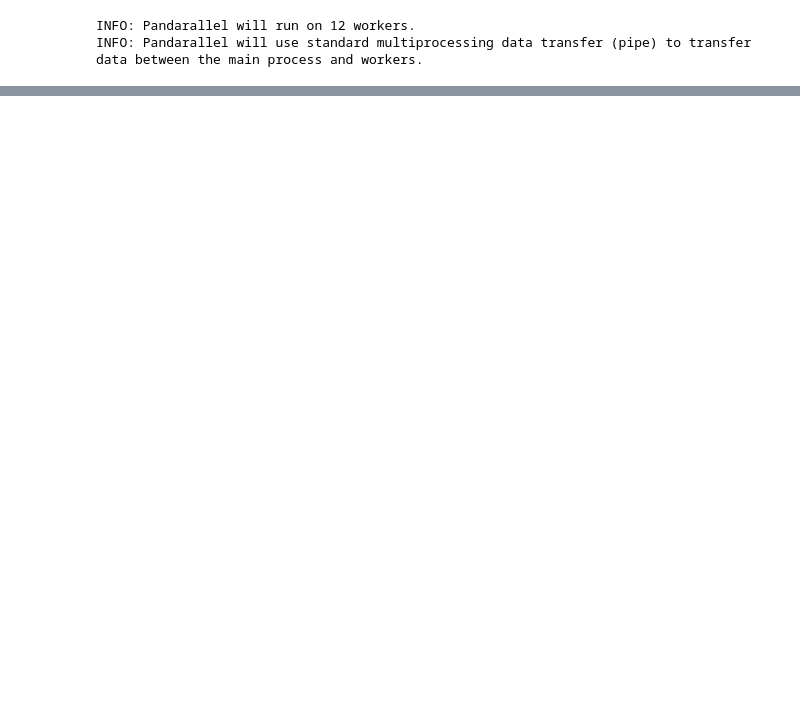
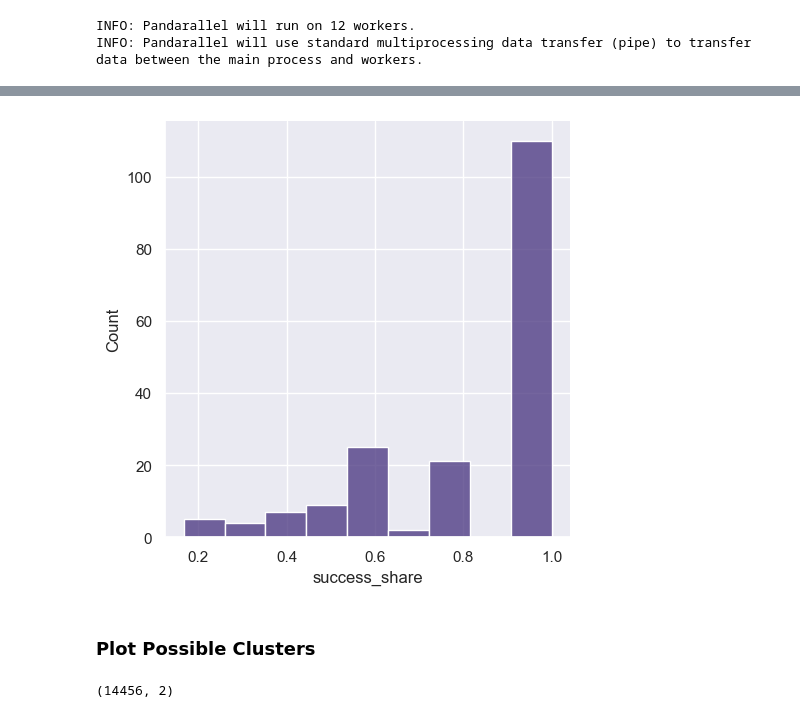
Before and after one commit to FVA13/samolet_parking_lot, a Jupyter notebook: notebooks/model_assemble.ipynb, the cells around one changed output, grey strips where cells are left out. Saved outputs shown, nothing was run; the diff lists cells and outputs as text; code cells hidden in the pictures; blank space fills up the shorter version.

```diff
--- a/notebooks/model_assemble.ipynb
+++ b/notebooks/model_assemble.ipynb
@@ -70,0 +103,6 @@ X_valid, X_test, y_valid, y_test = train_test_split(X_valid, y_valid, test_size=
+# %%
+# distribution of share of successful events per client (w/o 0%) (among those who purchases parking lot)
+ax = sns.displot(plt_data.query("success_share > 0").success_share)
+plt.show()
+# %% [output]
+[figure, added]
@@ -70,0 +111,2 @@ X_valid, X_test, y_valid, y_test = train_test_split(X_valid, y_valid, test_size=
+# %% [markdown]
+### Plot Possible Clusters
@@ -70,0 +116,6 @@ X_valid, X_test, y_valid, y_test = train_test_split(X_valid, y_valid, test_size=
+# %%
+reducer = umap.UMAP()
+embedding = reducer.fit_transform(data_umap)
+embedding.shape
+# %% [output]
+(14456, 2)
```
Also changed, not shown: parts of 42 cells of this notebook, 5 other files.
